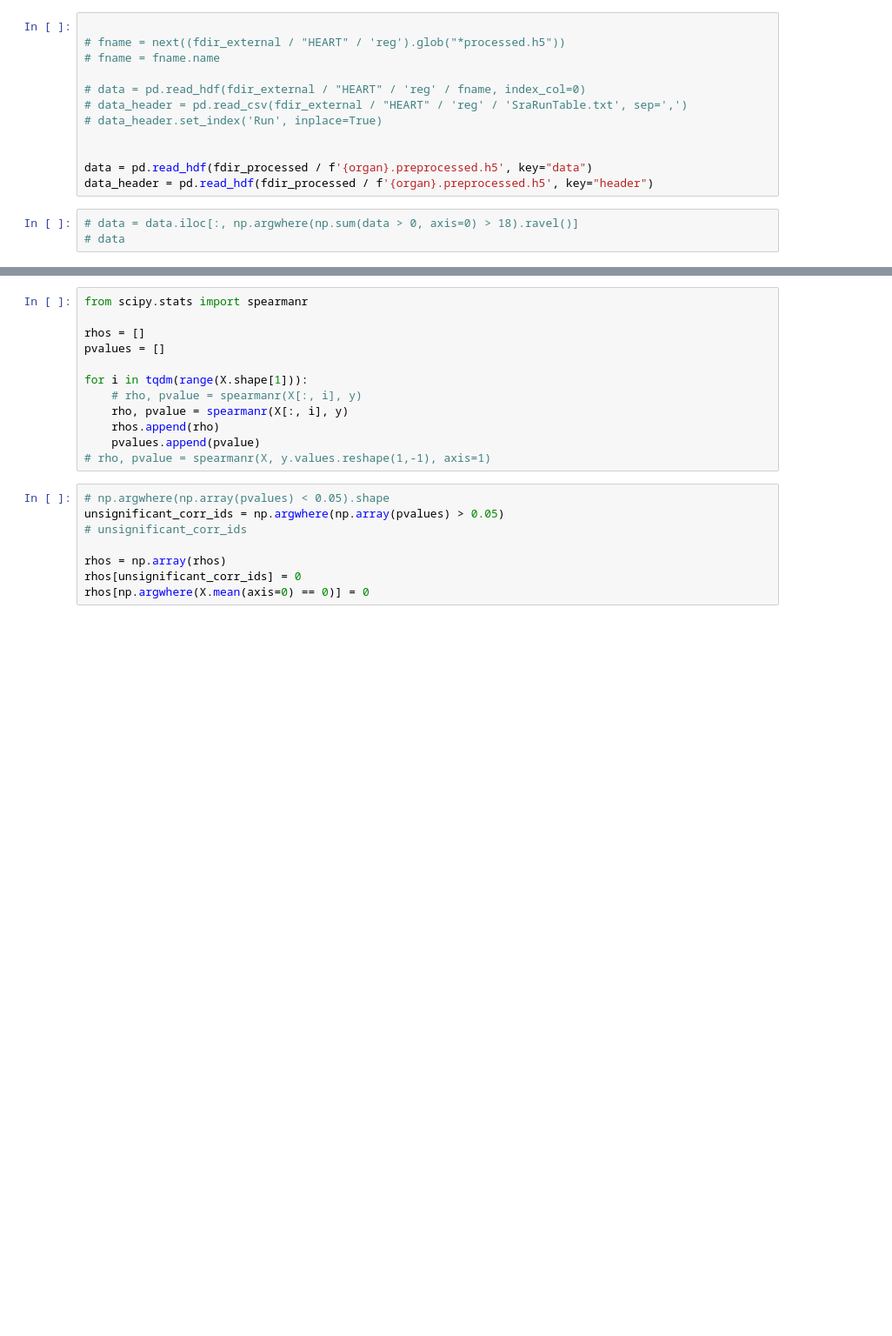
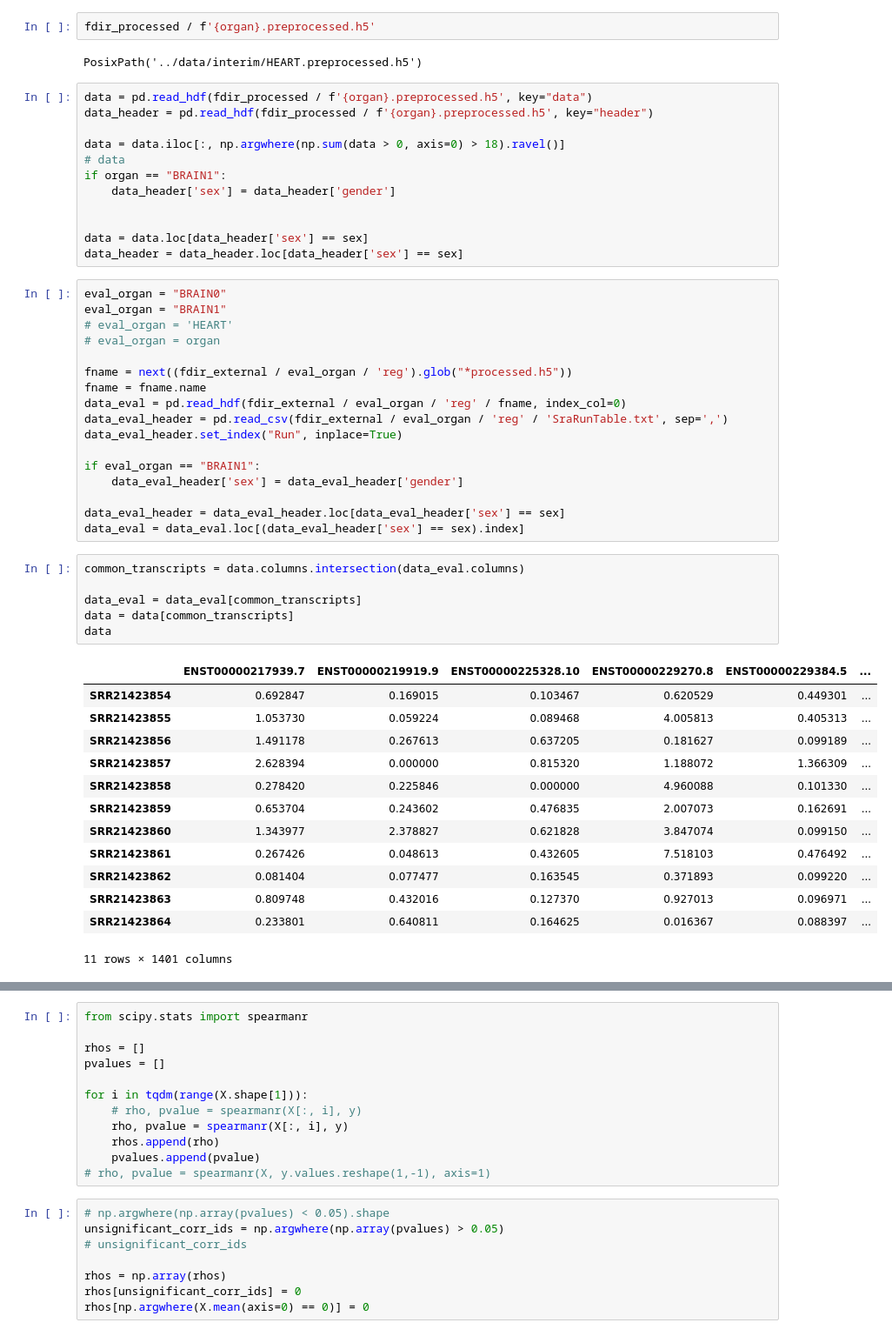
Before and after one commit to zodelheim/sea-infer-rna-seq, a Jupyter notebook: notebooks/AgePredictionTest.ipynb, the cells around one changed output, grey strips where cells are left out. Shown at 87% size. Cells and saved outputs as stored; diff of their text form; blank space fills up the shorter version.

```diff
--- a/notebooks/AgePredictionTest.ipynb
+++ b/notebooks/AgePredictionTest.ipynb
@@ -44,18 +47,56 @@ organ = "BRAIN0"
+# %%
+fdir_processed / f'{organ}.preprocessed.h5'
+# %% [output]
+PosixPath('../data/interim/HEART.preprocessed.h5')
+# %%
+data = pd.read_hdf(fdir_processed / f'{organ}.preprocessed.h5', key="data")
+data_header = pd.read_hdf(fdir_processed / f'{organ}.preprocessed.h5', key="header")
+
+data = data.iloc[:, np.argwhere(np.sum(data > 0, axis=0) > 18).ravel()]
+# data
+if organ == "BRAIN1":
+    data_header['sex'] = data_header['gender']
+
+
+data = data.loc[data_header['sex'] == sex]
+data_header = data_header.loc[data_header['sex'] == sex]
 # %%
+eval_organ = "BRAIN0"
+eval_organ = "BRAIN1"
+# eval_organ = 'HEART'
+# eval_organ = organ
 
-# fname = next((fdir_external / "HEART" / 'reg').glob("*processed.h5"))
-# fname = fname.name
+fname = next((fdir_external / eval_organ / 'reg').glob("*processed.h5"))
+fname = fname.name
+data_eval = pd.read_hdf(fdir_external / eval_organ / 'reg' / fname, index_col=0)
+data_eval_header = pd.read_csv(fdir_external / eval_organ / 'reg' / 'SraRunTable.txt', sep=',')
+data_eval_header.set_index("Run", inplace=True)
 
-# data = pd.read_hdf(fdir_external / "HEART" / 'reg' / fname, index_col=0)
-# data_header = pd.read_csv(fdir_external / "HEART" / 'reg' / 'SraRunTable.txt', sep=',')
-# data_header.set_index('Run', inplace=True)
+if eval_organ == "BRAIN1":
+    data_eval_header['sex'] = data_eval_header['gender']
 
-
-data = pd.read_hdf(fdir_processed / f'{organ}.preprocessed.h5', key="data")
-data_header = pd.read_hdf(fdir_processed / f'{organ}.preprocessed.h5', key="header")
+data_eval_header = data_eval_header.loc[data_eval_header['sex'] == sex]
+data_eval = data_eval.loc[(data_eval_header['sex'] == sex).index]
-# %%
-# data = data.iloc[:, np.argwhere(np.sum(data > 0, axis=0) > 18).ravel()]
-# data
+# %%
+common_transcripts = data.columns.intersection(data_eval.columns)
+
+data_eval = data_eval[common_transcripts]
+data = data[common_transcripts]
+data
+# %% [output]
+|  | ENST00000217939.7 | ENST00000219919.9 | ENST00000225328.10 | ENST00000229270.8 | ENST00000229384.5 | ... |
+| SRR21423854 | 0.692847 | 0.169015 | 0.103467 | 0.620529 | 0.449301 | ... |
+| SRR21423855 | 1.053730 | 0.059224 | 0.089468 | 4.005813 | 0.405313 | ... |
+| SRR21423856 | 1.491178 | 0.267613 | 0.637205 | 0.181627 | 0.099189 | ... |
+| SRR21423857 | 2.628394 | 0.000000 | 0.815320 | 1.188072 | 1.366309 | ... |
+| SRR21423858 | 0.278420 | 0.225846 | 0.000000 | 4.960088 | 0.101330 | ... |
+| SRR21423859 | 0.653704 | 0.243602 | 0.476835 | 2.007073 | 0.162691 | ... |
+| SRR21423860 | 1.343977 | 2.378827 | 0.621828 | 3.847074 | 0.099150 | ... |
+| SRR21423861 | 0.267426 | 0.048613 | 0.432605 | 7.518103 | 0.476492 | ... |
+| SRR21423862 | 0.081404 | 0.077477 | 0.163545 | 0.371893 | 0.099220 | ... |
+| SRR21423863 | 0.809748 | 0.432016 | 0.127370 | 0.927013 | 0.096971 | ... |
+| SRR21423864 | 0.233801 | 0.640811 | 0.164625 | 0.016367 | 0.088397 | ... |
+11 rows × 1401 columns
 # %%
 # y = data_header[value_to_predict]
 # X = data.values
```
Also changed, not shown: parts of 13 cells of this notebook.
